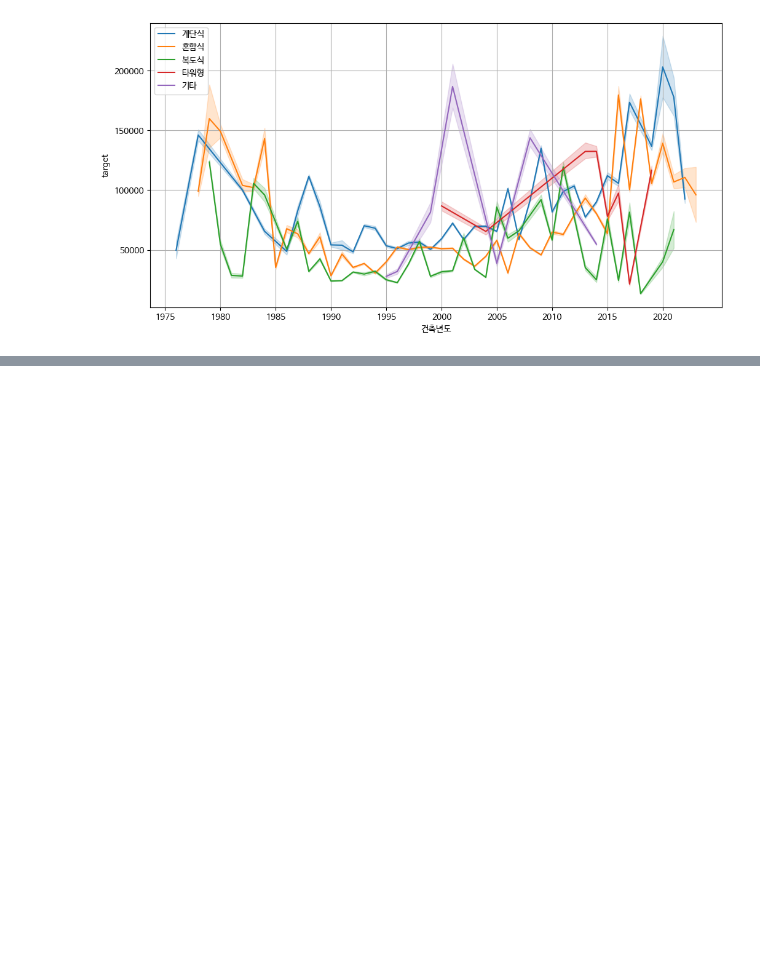
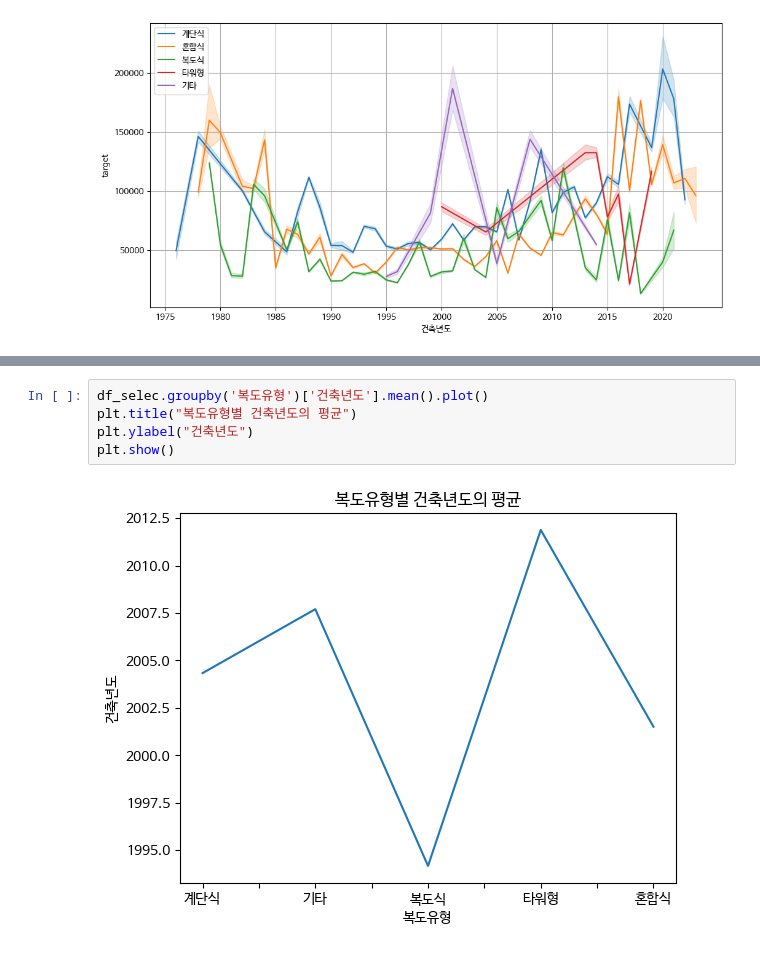
Before and after one commit to UpstageAILab/upstage-ml-regression-07, a Jupyter notebook: house_price_pred/notebooks/01-lyh-initial_eda.ipynb, the cells around one changed output, grey strips where cells are left out. Drawn from its saved outputs; the diff is of its cells as text; blank space fills up the shorter version.

```diff
--- a/house_price_pred/notebooks/01-lyh-initial_eda.ipynb
+++ b/house_price_pred/notebooks/01-lyh-initial_eda.ipynb
@@ -392,0 +607,7 @@ Name: 19586, dtype: object
+# %%
+df_selec.groupby('복도유형')['건축년도'].mean().plot()
+plt.title("복도유형별 건축년도의 평균")
+plt.ylabel("건축년도")
+plt.show()
+# %% [output]
+[figure, added]
```
Also changed, not shown: parts of 38 cells of this notebook.
